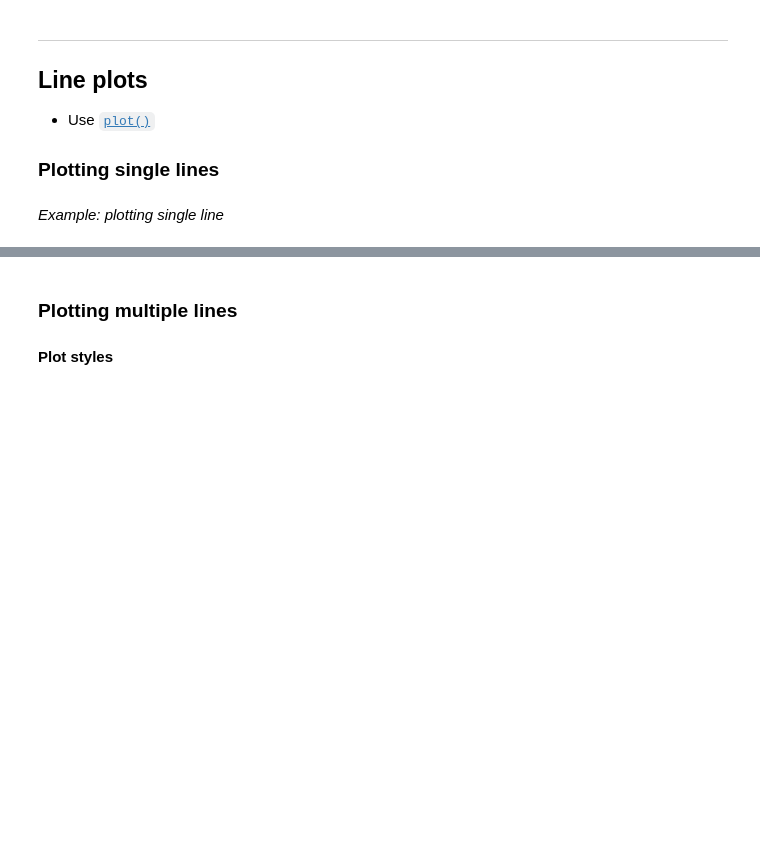
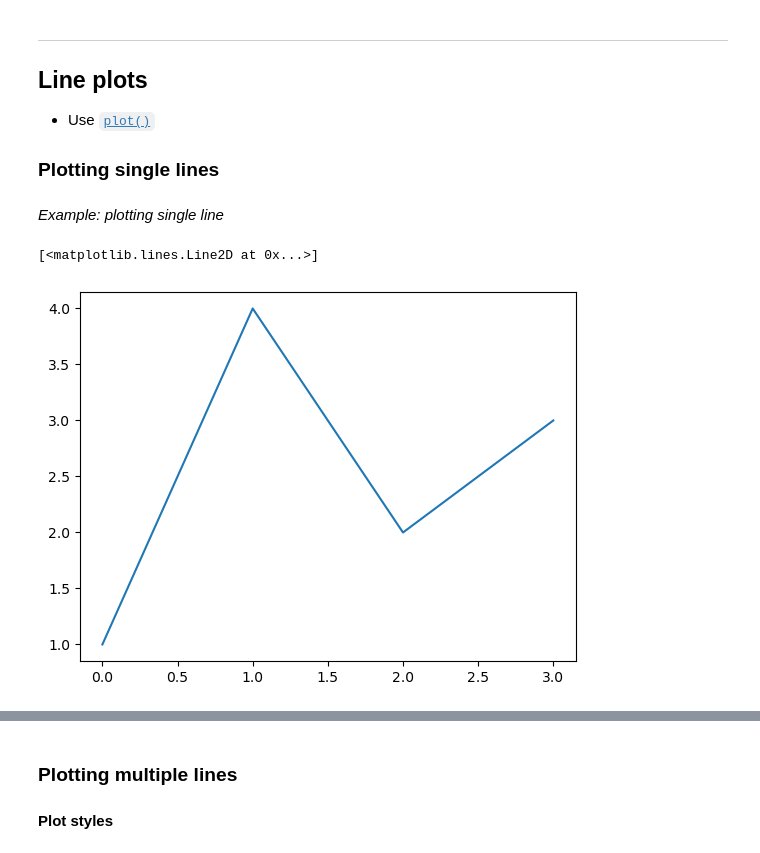
Before and after one commit to MHS17-NHH/FIE463-V26, a Jupyter notebook: lectures/lecture04/lecture04-MHS.ipynb, the cells around one changed output, grey strips where cells are left out. Saved outputs shown, nothing was run; the diff lists cells and outputs as text; code cells hidden in the pictures; blank space fills up the shorter version.

```diff
--- a/lectures/lecture04/lecture04-MHS.ipynb
+++ b/lectures/lecture04/lecture04-MHS.ipynb
@@ -242,3 +294,10 @@ numbers on the interval [-1, 1]. Use a seed of 456 for this exercise.
 ### Plotting single lines
 # %% [markdown]
 *Example: plotting single line*
+# %%
+yvalues = [1, 4, 2, 3]
+
+plt.plot(yvalues)  # unspecified x values assumes x = index
+# %% [output]
+[<matplotlib.lines.Line2D at 0x...>]
+[figure, added]
```
Also changed, not shown: parts of 20 cells of this notebook.
